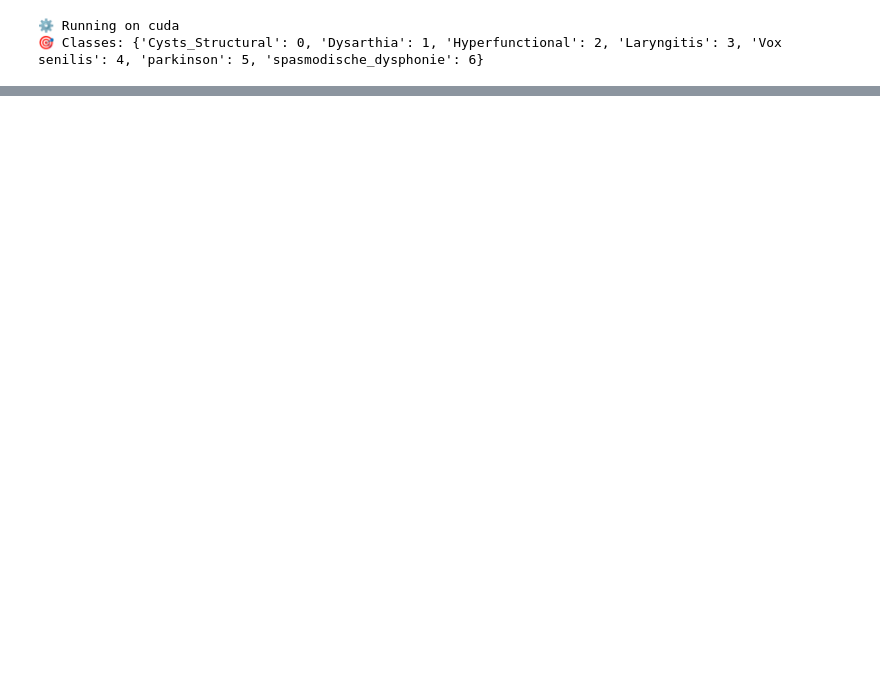
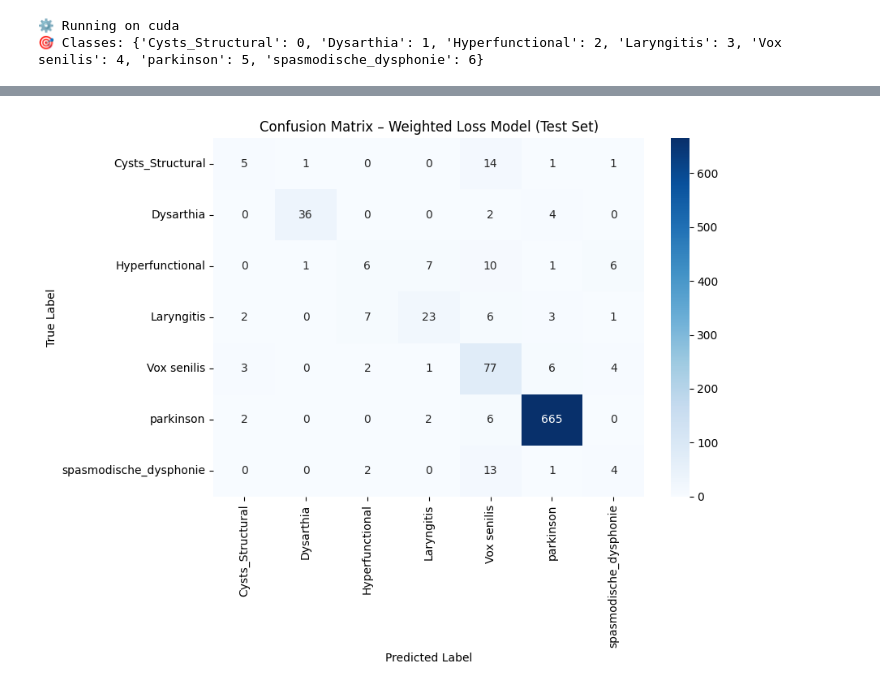
Before and after one commit to Sree14hari/Mel-SFM-Fusion, a Jupyter notebook: Train.ipynb, the cells around one changed output, grey strips where cells are left out. Saved outputs shown, nothing was run; the diff lists cells and outputs as text; code cells hidden in the pictures; blank space fills up the shorter version.

```diff
--- a/Train.ipynb
+++ b/Train.ipynb
@@ -315,0 +593,87 @@ plt.show()
+# %%
+# ================= 10. TEST WEIGHTED MODEL (FIXED TORCH 2.6+) =================
+import torch
+import numpy as np
+import matplotlib.pyplot as plt
+import seaborn as sns
+from sklearn.metrics import classification_report, confusion_matrix
+
+def test_weighted_model():
+    print("\n🧪 Loading TEST dataset...")
+    test_ds = DualStreamDataset("test")
+    test_loader = DataLoader(
+        test_ds,
+        batch_size=CONFIG["batch_size"],
+        shuffle=False,
+        collate_fn=collate_fn
+    )
+
+    # -------- LOAD WEIGHTED CHECKPOINT (IMPORTANT FIX) --------
+    print("📦 Loading weighted model checkpoint...")
+    checkpoint = torch.load(
+        "best_model_weighted.pth",
+        map_location=CONFIG["device"],
+        weights_only=False   # 🔴 REQUIRED in PyTorch 2.6+
+    )
+
+    model = DualStreamTransformer(len(CLASSES)).to(CONFIG["device"])
+    model.load_state_dict(checkpoint["model_state"])
+    model.eval()
+
+    all_preds = []
+    all_labels = []
+
+    print("🔍 Running inference on test set...")
+    with torch.no_grad():
+        for ssl, sfm, mask, labels in test_loader:
+            ssl, sfm, mask = (
+                ssl.to(CONFIG["device"]),
+                sfm.to(CONFIG["device"]),
+                mask.to(CONFIG["device"])
+            )
+
+            outputs, _ = model(ssl, sfm, mask)
+            preds = outputs.argmax(dim=1).cpu().numpy()
+
+            all_preds.extend(preds)
+            all_labels.extend(labels.numpy())
+
+    all_preds = np.array(all_preds)
+    all_labels = np.array(all_labels)
+
+    # -------- CLASSIFICATION REPORT --------
+    print("\n📊 Classification Report (WEIGHTED MODEL – TEST SET):\n")
+    print(classification_report(
+        all_labels,
+        all_preds,
+        target_names=CLASSES,
+        digits=4
+    ))
+
+    # -------- CONFUSION MATRIX --------
+    cm = confusion_matrix(all_labels, all_preds)
+
+    plt.figure(figsize=(9, 7))
+    sns.heatmap(
+        cm,
+        annot=True,
+        fmt="d",
+        cmap="Blues",
+        xticklabels=CLASSES,
+        yticklabels=CLASSES
+    )
+    plt.xlabel("Predicted Label")
+    plt.ylabel("True Label")
+    plt.title("Confusion Matrix – Weighted Loss Model (Test Set)")
+    plt.tight_layout()
+    plt.show()
+
+    acc = (all_preds == all_labels).mean() * 100
+    print(f"✅ Weighted Model Test Accuracy: {acc:.2f}%")
+
+    return acc, cm
+
+
+# ================= RUN TEST =================
+weighted_test_acc, weighted_test_cm = test_weighted_model()
+# %% [output]
@@ -315,0 +700 @@ plt.show()
+[figure, added]
```
Also changed, not shown: parts of 11 cells of this notebook, 1 other file.
